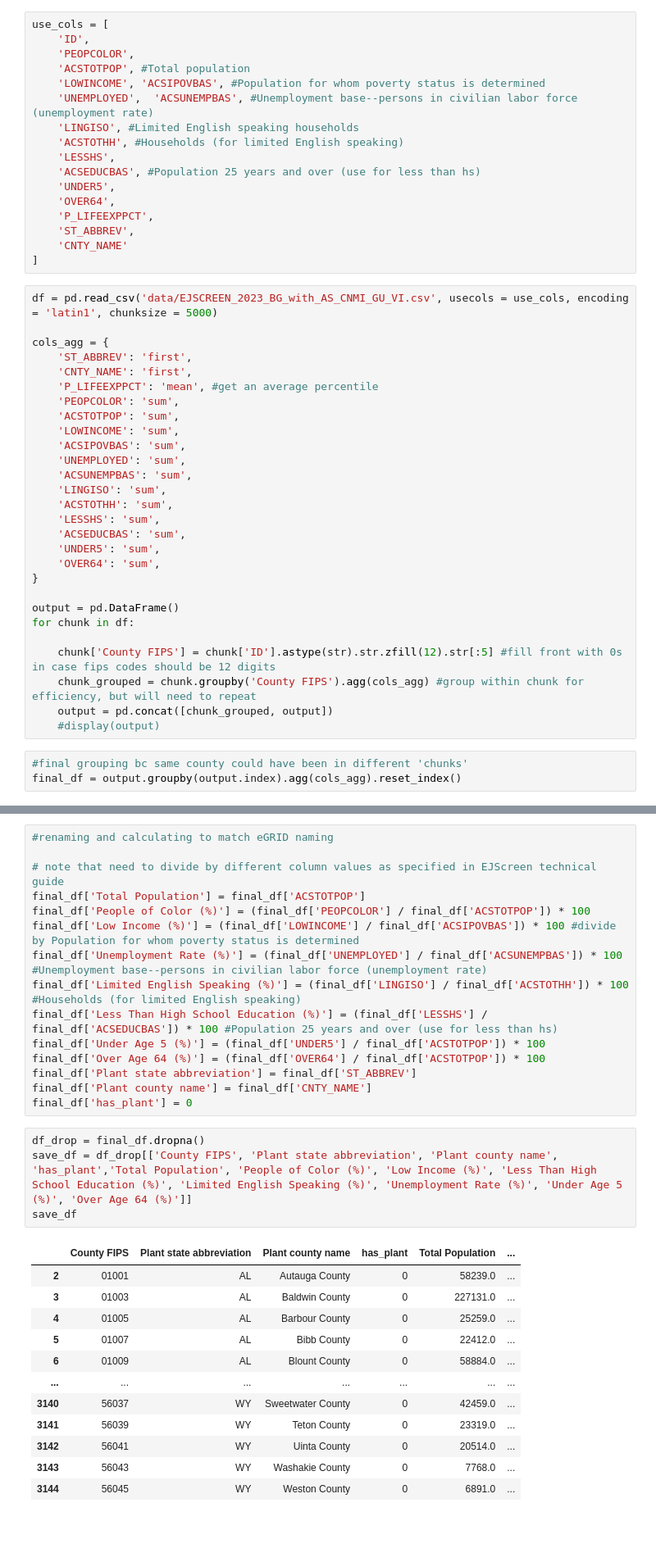
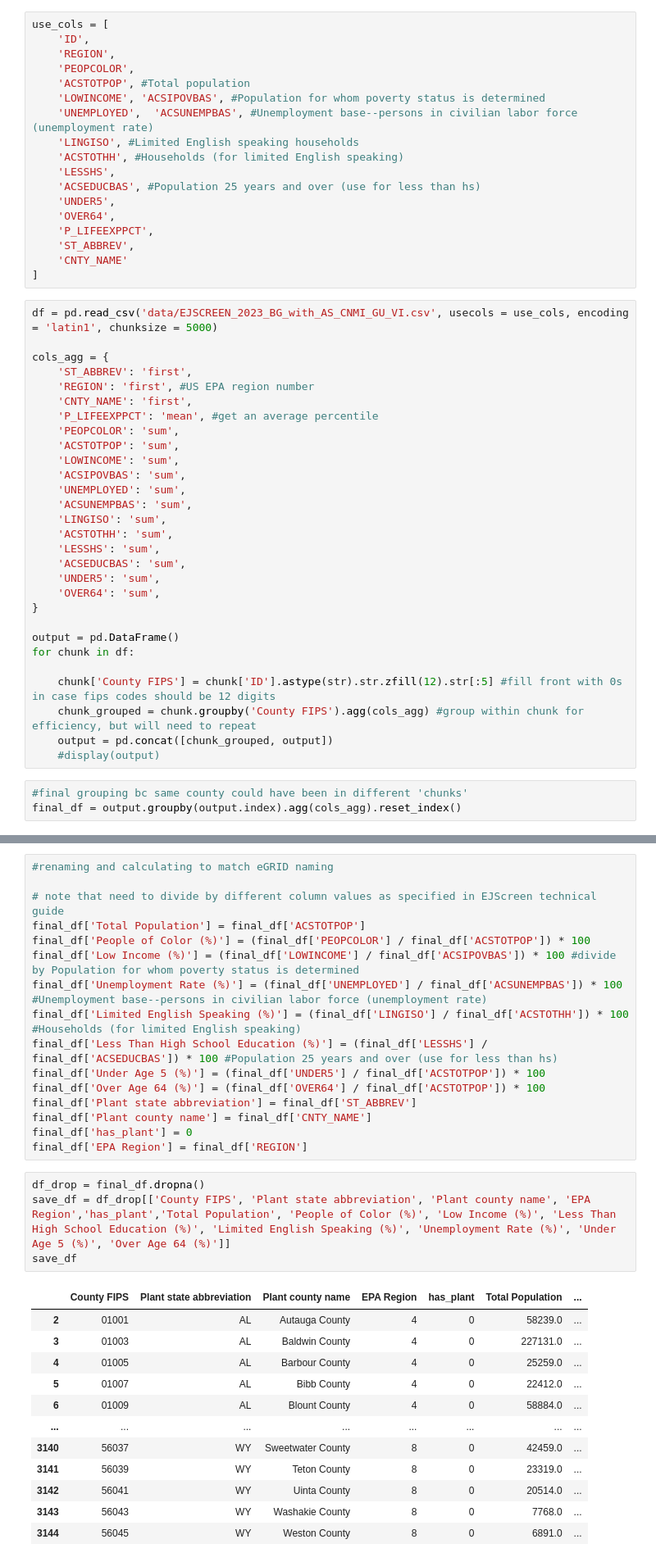
Before and after one commit to reilyfairchild/Data102_Final_Project, a Jupyter notebook: Census_data_preprocessing.ipynb, the cells around one changed output, grey strips where cells are left out. Shown at 82% size. Cells and saved outputs as stored; diff of their text form; blank space fills up the shorter version.

```diff
--- a/Census_data_preprocessing.ipynb
+++ b/Census_data_preprocessing.ipynb
@@ -10,6 +10,7 @@ import pandas as pd
 # %%
 use_cols = [
     'ID',
+    'REGION',
     'PEOPCOLOR',
     'ACSTOTPOP', #Total population
     'LOWINCOME', 'ACSIPOVBAS', #Population for whom poverty status is determined
@@ -29,6 +30,7 @@ df = pd.read_csv('data/EJSCREEN_2023_BG_with_AS_CNMI_GU_VI.csv', usecols = use_c
 
 cols_agg = {
     'ST_ABBREV': 'first',
+    'REGION': 'first', #US EPA region number
     'CNTY_NAME': 'first',
     'P_LIFEEXPPCT': 'mean', #get an average percentile
     'PEOPCOLOR': 'sum',
@@ -86,20 +88,21 @@ final_df['Over Age 64 (%)'] = (final_df['OVER64'] / final_df['ACSTOTPOP']) * 100
 final_df['Plant state abbreviation'] = final_df['ST_ABBREV']
 final_df['Plant county name'] = final_df['CNTY_NAME']
 final_df['has_plant'] = 0
+final_df['EPA Region'] = final_df['REGION']
 # %%
 df_drop = final_df.dropna()
-save_df = df_drop[['County FIPS', 'Plant state abbreviation', 'Plant county name', 'has_plant','Total Population', 'People of Color (%)', 'Low Income (%)', 'Less Than High School Education (%)', 'Limited English Speaking (%)', 'Unemployment Rate (%)', 'Under Age 5 (%)', 'Over Age 64 (%)']]
+save_df = df_drop[['County FIPS', 'Plant state abbreviation', 'Plant county name', 'EPA Region','has_plant','Total Population', 'People of Color (%)', 'Low Income (%)', 'Less Than High School Education (%)', 'Limited English Speaking (%)', 'Unemployment Rate (%)', 'Under Age 5 (%)', 'Over Age 64 (%)']]
 save_df
 # %% [output]
-|  | County FIPS | Plant state abbreviation | Plant county name | has_plant | Total Population | ... |
-| 2 | 01001 | AL | Autauga County | 0 | 58239.0 | ... |
-| 3 | 01003 | AL | Baldwin County | 0 | 227131.0 | ... |
-| 4 | 01005 | AL | Barbour County | 0 | 25259.0 | ... |
-| 5 | 01007 | AL | Bibb County | 0 | 22412.0 | ... |
-| 6 | 01009 | AL | Blount County | 0 | 58884.0 | ... |
-| ... | ... | ... | ... | ... | ... | ... |
-| 3140 | 56037 | WY | Sweetwater County | 0 | 42459.0 | ... |
-| 3141 | 56039 | WY | Teton County | 0 | 23319.0 | ... |
-| 3142 | 56041 | WY | Uinta County | 0 | 20514.0 | ... |
-| 3143 | 56043 | WY | Washakie County | 0 | 7768.0 | ... |
-| 3144 | 56045 | WY | Weston County | 0 | 6891.0 | ... |
+|  | County FIPS | Plant state abbreviation | Plant county name | EPA Region | has_plant | Total Population | ... |
+| 2 | 01001 | AL | Autauga County | 4 | 0 | 58239.0 | ... |
+| 3 | 01003 | AL | Baldwin County | 4 | 0 | 227131.0 | ... |
+| 4 | 01005 | AL | Barbour County | 4 | 0 | 25259.0 | ... |
+| 5 | 01007 | AL | Bibb County | 4 | 0 | 22412.0 | ... |
+| 6 | 01009 | AL | Blount County | 4 | 0 | 58884.0 | ... |
+| ... | ... | ... | ... | ... | ... | ... | ... |
+| 3140 | 56037 | WY | Sweetwater County | 8 | 0 | 42459.0 | ... |
+| 3141 | 56039 | WY | Teton County | 8 | 0 | 23319.0 | ... |
+| 3142 | 56041 | WY | Uinta County | 8 | 0 | 20514.0 | ... |
+| 3143 | 56043 | WY | Washakie County | 8 | 0 | 7768.0 | ... |
+| 3144 | 56045 | WY | Weston County | 8 | 0 | 6891.0 | ... |
```
Also changed, not shown: parts of 2 cells of this notebook, 2 other files.
